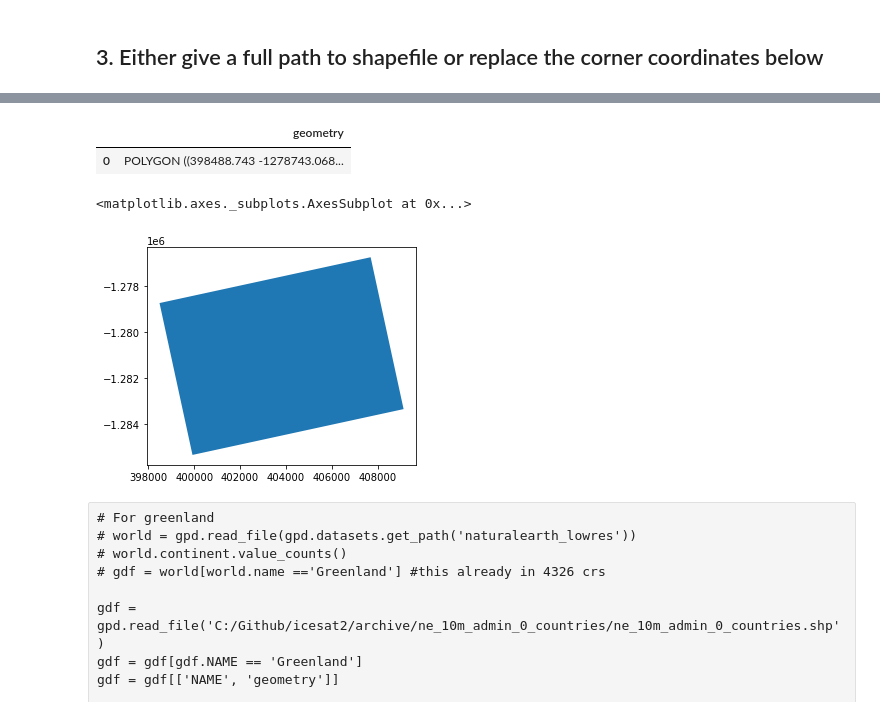
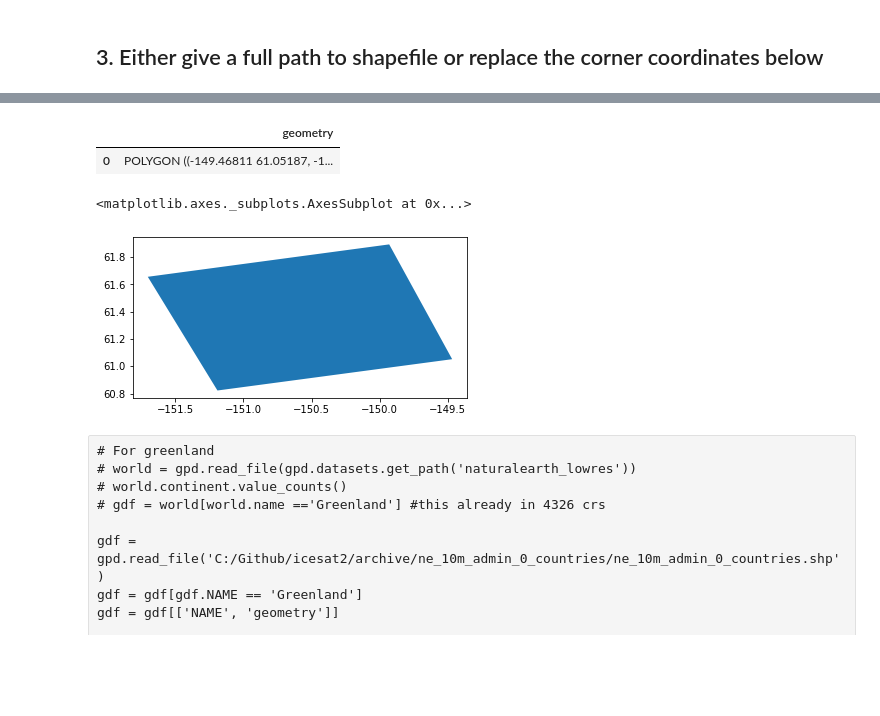
Before and after one commit to bidhya/icesat2, a Jupyter notebook: 01_ATL_Download.ipynb, the cells around one changed output, grey strips where cells are left out. Saved outputs shown, nothing was run; the diff lists cells and outputs as text; code cells hidden in the pictures; blank space fills up the shorter version.

```diff
--- a/01_ATL_Download.ipynb
+++ b/01_ATL_Download.ipynb
@@ -72,7 +72,8 @@ Create Output Directory : /fs/project/howat.4/icesat2/mcmurdo_tmp2_ATL06
 # shp = 'gis/Barenesaoi/Barnesaoi1.shp'
 # shp = 'gis/aoi_greenland/lake.shp'
 # shp = 'archive/outcrop/antarctica1.shp' #insert full path to shapefile if you have one
-shp = '/home/yadav.111/howat.4/yadav.111/ncalm/antarctica/subset_polygons.shp'
+# shp = '/home/yadav.111/howat.4/yadav.111/ncalm/antarctica/subset_polygons.shp'
+shp = ''
 
 if shp:
     gdf = gpd.read_file(shp)
@@ -88,11 +89,10 @@ else:
     x0, x1, y0, y1 = -3100100, -2999900, 799900, 900100 # 3413
 
     geom = Polygon([(x0, y0), (x1, y0), (x1, y1), (x0, y1)])
-    gdf = gpd.GeoSeries(geom, crs='epsg:3413')
-    gdf = gpd.GeoDataFrame(gdf)
+    gdf = gpd.GeoSeries(geom)
+    gdf = gpd.GeoDataFrame(gdf, crs='epsg:3413')
     gdf.columns = ['geometry']#.to_crs("EPSG:3395")
-    gdf.crs = {'init': 'epsg:3413'}
-    gdf = gdf.to_crs({'init': 'epsg:4326'})
+    gdf = gdf.to_crs('EPSG:4326')
 
 # Save for future use (but not required for script to work)
 # gdf.to_file(f'{icesat2_path}/outline.shp')
@@ -108,22 +113,22 @@ gdf.plot(column='Id', categorical=True, legend=True)
 # %%
-# Detour: To select on 1 polygon
+# Detour: To select on 1 polygon (if required)
 # gdf = gdf[gdf.surface=='rock']
 # gdf = gdf[gdf['type']=='outcrop']
 geom = gdf.iloc[-1].geometry
 gdf = gpd.GeoSeries(geom, crs=gdf.crs)
 gdf = gpd.GeoDataFrame(gdf, crs=gdf.crs) #required to pass crs 'epsg:4326'
 gdf.columns = ['geometry']#.to_crs("EPSG:3395")
-gdf.to_file(f'{icesat2_path}/outline.shp')
+# gdf.to_file(f'{icesat2_path}/outline.shp')
 
 gdf
 # %% [output]
 |  | geometry |
-| 0 | POLYGON ((398488.743 -1278743.068... |
+| 0 | POLYGON ((-149.46811 61.05187, -1... |
 # %%
 gdf.plot()
 # %% [output]
 <matplotlib.axes._subplots.AxesSubplot at 0x...>
-[figure, old version]
+[figure, new version]
 # %% [raw]
 # For greenland
 # world = gpd.read_file(gpd.datasets.get_path('naturalearth_lowres'))
```
Also changed, not shown: parts of 16 cells of this notebook, 1 other file.
